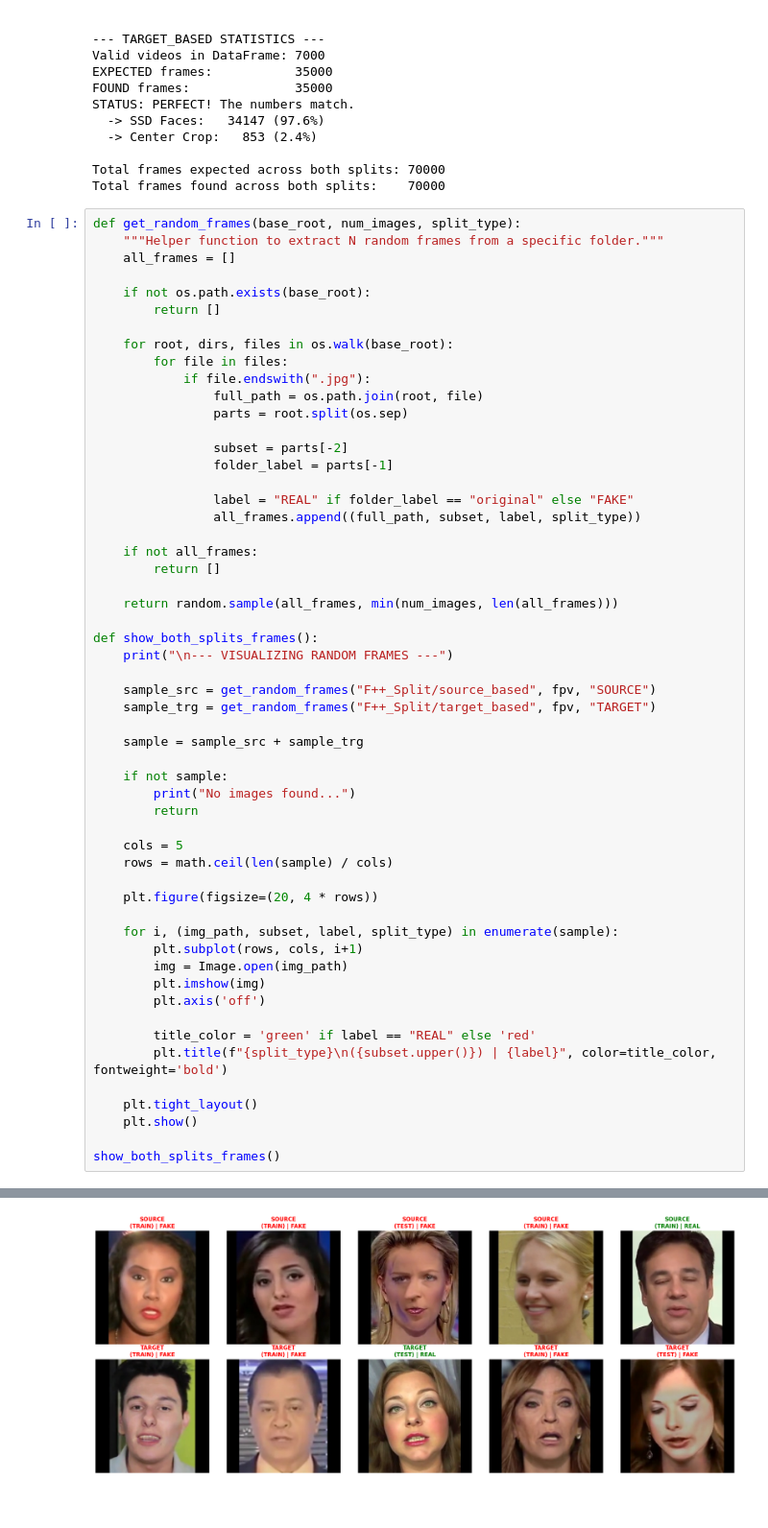
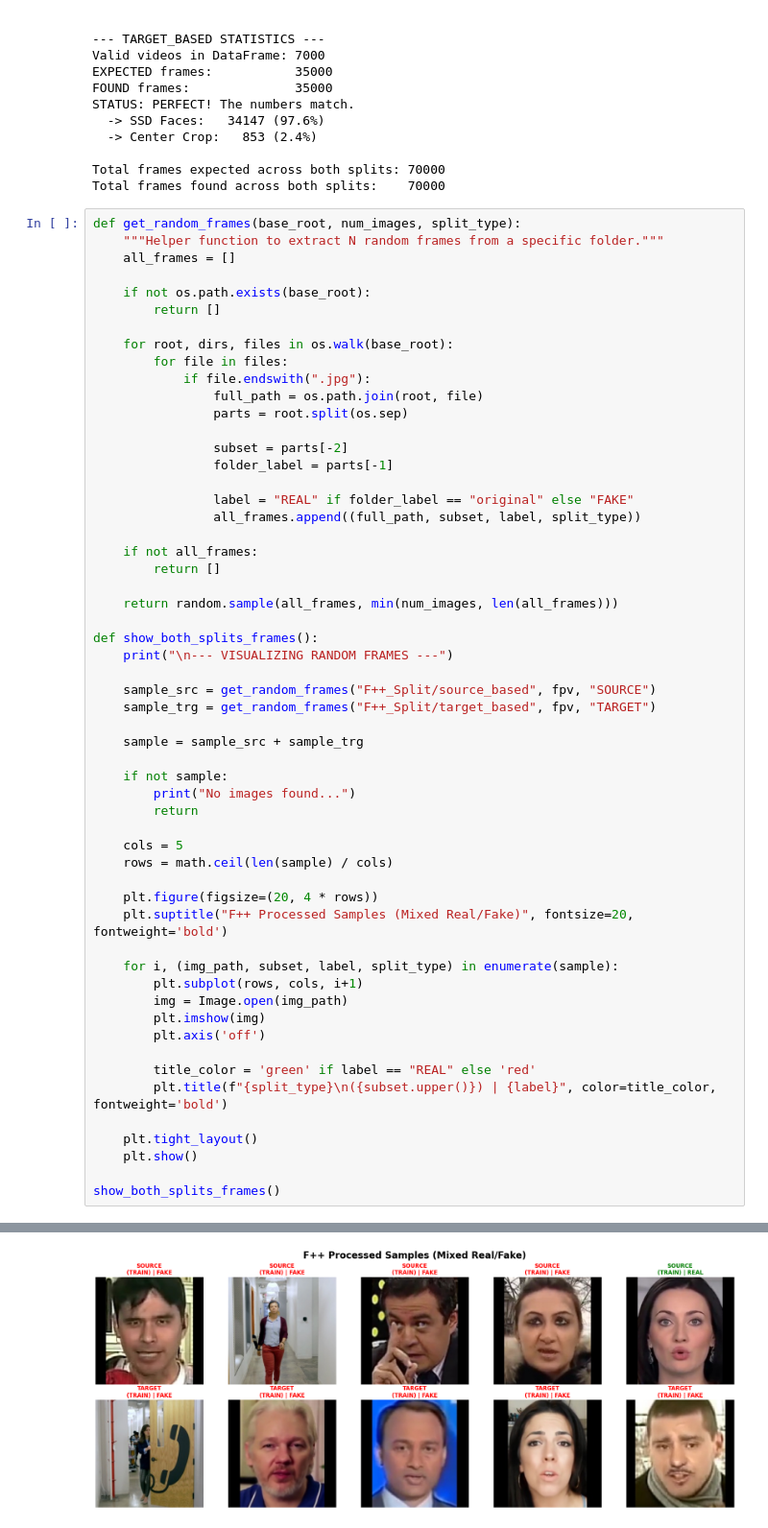
Before and after one commit to luciapola04/internship-deepfake-forensic, a Jupyter notebook: deepfake-forensics-pipeline/02_data_split_and_extraction_f++.ipynb, the cells around one changed output, grey strips where cells are left out. Shown at 96% size. Drawn from its saved outputs; the diff is of its cells as text.

```diff
--- a/deepfake-forensics-pipeline/02_data_split_and_extraction_f++.ipynb
+++ b/deepfake-forensics-pipeline/02_data_split_and_extraction_f++.ipynb
@@ -511,31 +511,32 @@ def show_both_splits_frames():
 
     sample_src = get_random_frames("F++_Split/source_based", fpv, "SOURCE")
     sample_trg = get_random_frames("F++_Split/target_based", fpv, "TARGET")
 
     sample = sample_src + sample_trg
 
     if not sample:
         print("No images found...")
         return
 
     cols = 5
     rows = math.ceil(len(sample) / cols)
 
     plt.figure(figsize=(20, 4 * rows))
+    plt.suptitle("F++ Processed Samples (Mixed Real/Fake)", fontsize=20, fontweight='bold')
 
     for i, (img_path, subset, label, split_type) in enumerate(sample):
         plt.subplot(rows, cols, i+1)
         img = Image.open(img_path)
         plt.imshow(img)
         plt.axis('off')
 
         title_color = 'green' if label == "REAL" else 'red'
         plt.title(f"{split_type}\n({subset.upper()}) | {label}", color=title_color, fontweight='bold')
 
     plt.tight_layout()
     plt.show()
 
 show_both_splits_frames()
 # %% [output]
 --- VISUALIZING RANDOM FRAMES ---
-[figure, old version]
+[figure, new version]
```
Also changed, not shown: parts of 4 cells of this notebook, 2 other files.
